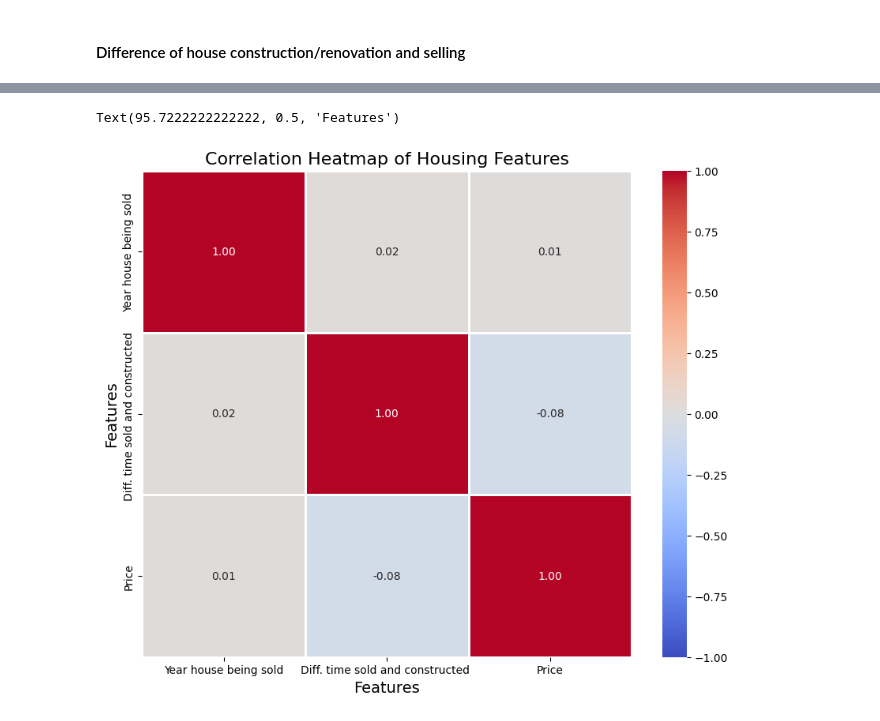
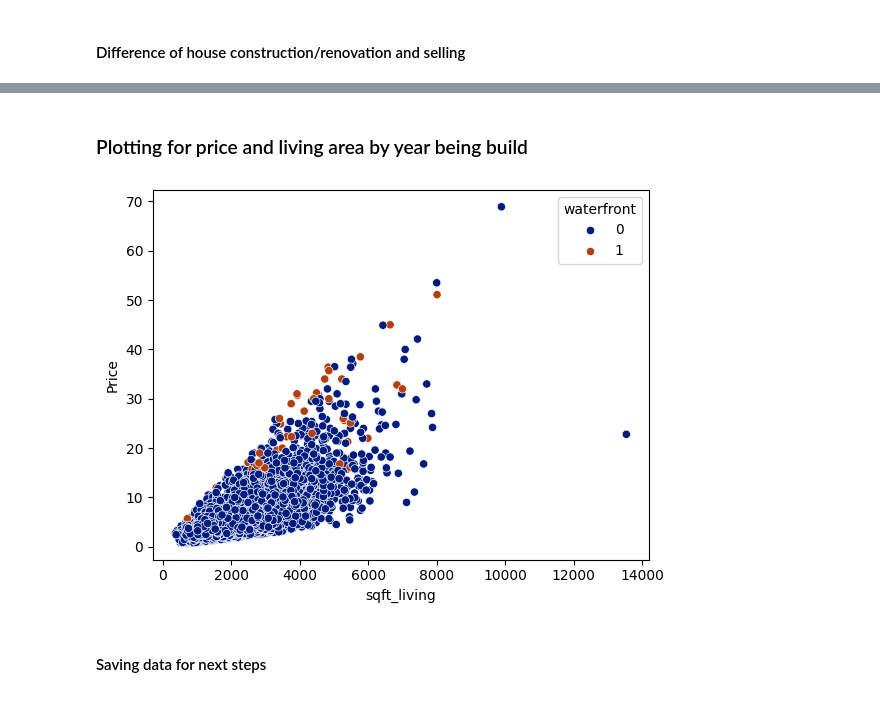
Before and after one commit to Paul-Spiced/EDA_Paul, a Jupyter notebook: commands/EDA _5_expl_hyp_2.ipynb, the cells around one changed output, grey strips where cells are left out. Drawn from its saved outputs; the diff is of its cells as text; code cells hidden in the pictures.

```diff
--- a/commands/EDA _5_expl_hyp_2.ipynb
+++ b/commands/EDA _5_expl_hyp_2.ipynb
@@ -55,7 +29,7 @@ new_column_names = {
     'yr_sold': 'Year house being sold',
     'yr_built': 'Year house being built',
     'sold_build_difference': 'Diff. time sold and constructed ',
-    'price': 'Price'
+    'price': 'price'
 }
 
 # Rename columns in the DataFrame
@@ -117,6 +68,7 @@ rows_dropped
 # %%
 new_column_names = {
     'yr_sold': 'Year house being sold',
+    'yr_built': 'Year house being built',
     'sold_build_difference': 'Diff. time sold and constructed ',
     'price': 'Price'
 }
@@ -144,6 +96,3 @@ heatmap = sns.heatmap(
 plt.title('Correlation Heatmap of Housing Features', fontsize=16)  # Title with larger font size
 plt.xlabel('Features', fontsize=14)            # X-axis label with larger font size
 plt.ylabel('Features', fontsize=14)            # Y-axis label with larger font size
-# %% [output]
-Text(95.7222222222222, 0.5, 'Features')
-[figure, removed]
@@ -150,9 +101,9 @@ Text(95.7222222222222, 0.5, 'Features')
 # %%
 ### Check of linearity
 # Define bins and labels
-bins = [0, 1, 2, 3, float('inf')]
-labels = ['Very Low (0-1)', 'Low (1-2)', 'Medium (2-3)', 'High (3+)']
+bins = [1900, 1930, 1960, 1990, 2020]
+labels = ['Between. 1900-1930', '1931-1960', '1961-1990', '1900-2015']
 # Apply pd.cut to bin the data
-df_eda['bedrooms_100'] = pd.cut(df_eda['bedrooms_for_100sqlivmeter'], bins=bins, labels=labels)
+df_eda['Year of counstruction'] = pd.cut(df_eda['Year house being built'], bins=bins, labels=labels)
 # Display the DataFrame with the new binned column
 df_eda.head()
@@ -158,0 +126,2 @@ df_eda.head()
+# %% [markdown]
+### Plotting for price and living area by year being build
@@ -158,0 +130,8 @@ df_eda.head()
+# %%
+
+sns.scatterplot(data=df_eda, x='sqft_living', y='Price',
+                    hue='waterfront', palette='dark');
+# %% [output]
+[figure, added]
+# %% [markdown]
+#### Saving data for next steps
```
Also changed, not shown: parts of 11 cells of this notebook, 8 other files.
